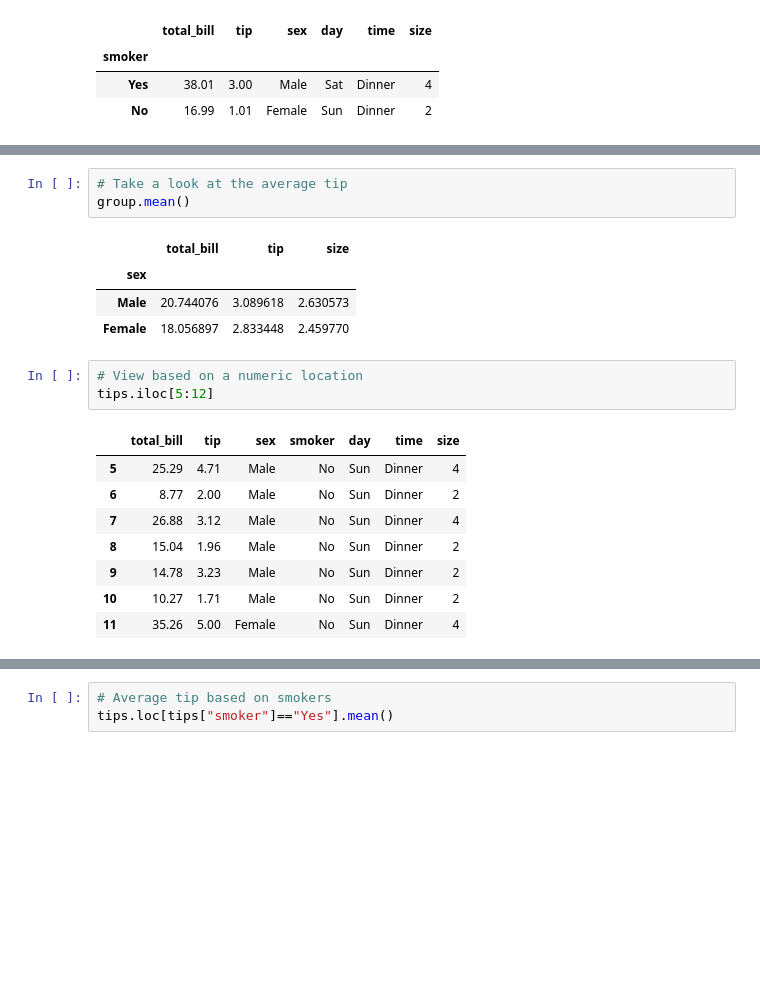
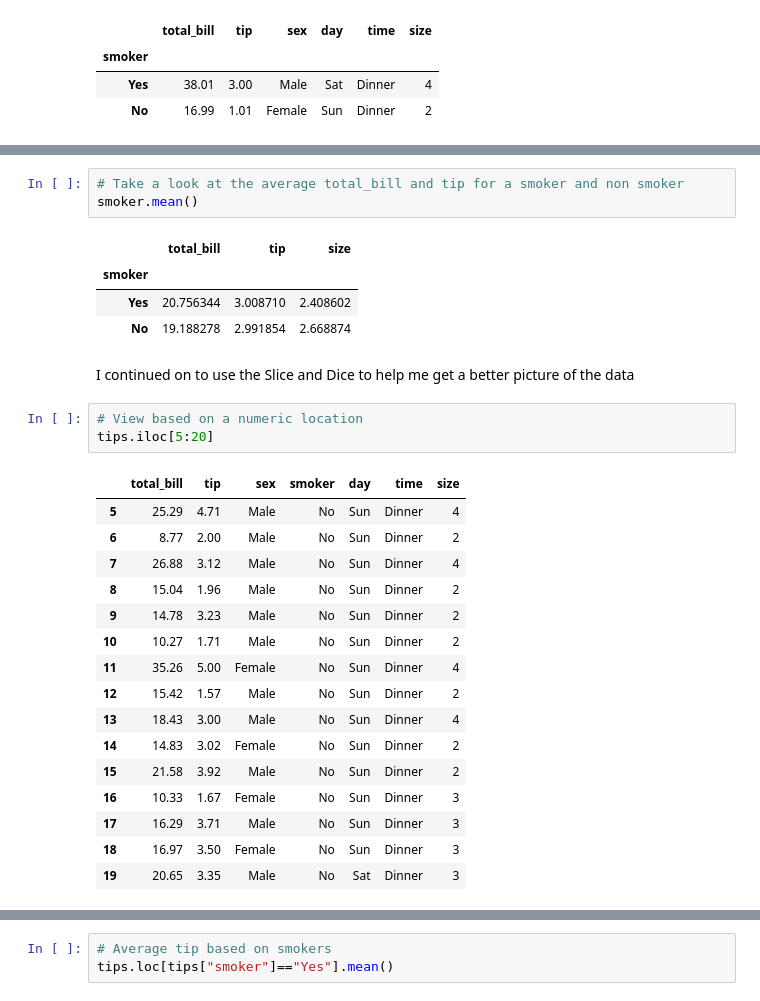
Before and after one commit to pauladaly/Fundamentals-Assessment, a Jupyter notebook: Fundamentals-Assessment.ipynb, the cells around one changed output, grey strips where cells are left out. Drawn from its saved outputs; the diff is of its cells as text; blank space fills up the shorter version.

```diff
--- a/Fundamentals-Assessment.ipynb
+++ b/Fundamentals-Assessment.ipynb
@@ -174,20 +214,30 @@ group.sum()
 # %%
-# Take a look at the average tip
-group.mean()
+# Take a look at the average total_bill and tip for a smoker and non smoker
+smoker.mean()
 # %% [output]
 |  | total_bill | tip | size |
-| sex |  |  |  |
-| Male | 20.744076 | 3.089618 | 2.630573 |
-| Female | 18.056897 | 2.833448 | 2.459770 |
+| smoker |  |  |  |
+| Yes | 20.756344 | 3.008710 | 2.408602 |
+| No | 19.188278 | 2.991854 | 2.668874 |
+# %% [markdown]
+I continued on to use the Slice and Dice to help me get a better picture of the data
 # %%
 # View based on a numeric location
-tips.iloc[5:12]
+tips.iloc[5:20]
 # %% [output]
 |  | total_bill | tip | sex | smoker | day | time | size |
 | 5 | 25.29 | 4.71 | Male | No | Sun | Dinner | 4 |
 | 6 | 8.77 | 2.00 | Male | No | Sun | Dinner | 2 |
 | 7 | 26.88 | 3.12 | Male | No | Sun | Dinner | 4 |
 | 8 | 15.04 | 1.96 | Male | No | Sun | Dinner | 2 |
 | 9 | 14.78 | 3.23 | Male | No | Sun | Dinner | 2 |
 | 10 | 10.27 | 1.71 | Male | No | Sun | Dinner | 2 |
 | 11 | 35.26 | 5.00 | Female | No | Sun | Dinner | 4 |
+| 12 | 15.42 | 1.57 | Male | No | Sun | Dinner | 2 |
+| 13 | 18.43 | 3.00 | Male | No | Sun | Dinner | 4 |
+| 14 | 14.83 | 3.02 | Female | No | Sun | Dinner | 2 |
+| 15 | 21.58 | 3.92 | Male | No | Sun | Dinner | 2 |
+| 16 | 10.33 | 1.67 | Female | No | Sun | Dinner | 3 |
+| 17 | 16.29 | 3.71 | Male | No | Sun | Dinner | 3 |
+| 18 | 16.97 | 3.50 | Female | No | Sun | Dinner | 3 |
+| 19 | 20.65 | 3.35 | Male | No | Sat | Dinner | 3 |
```
Also changed, not shown: parts of 65 cells of this notebook.
